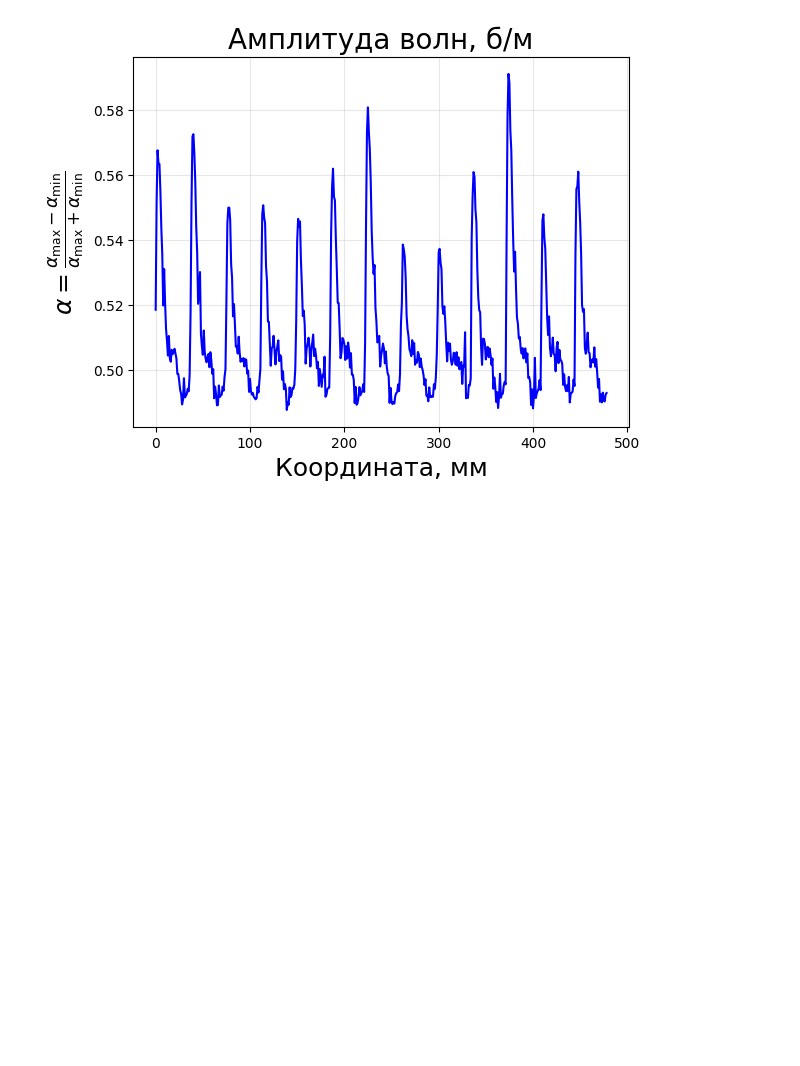
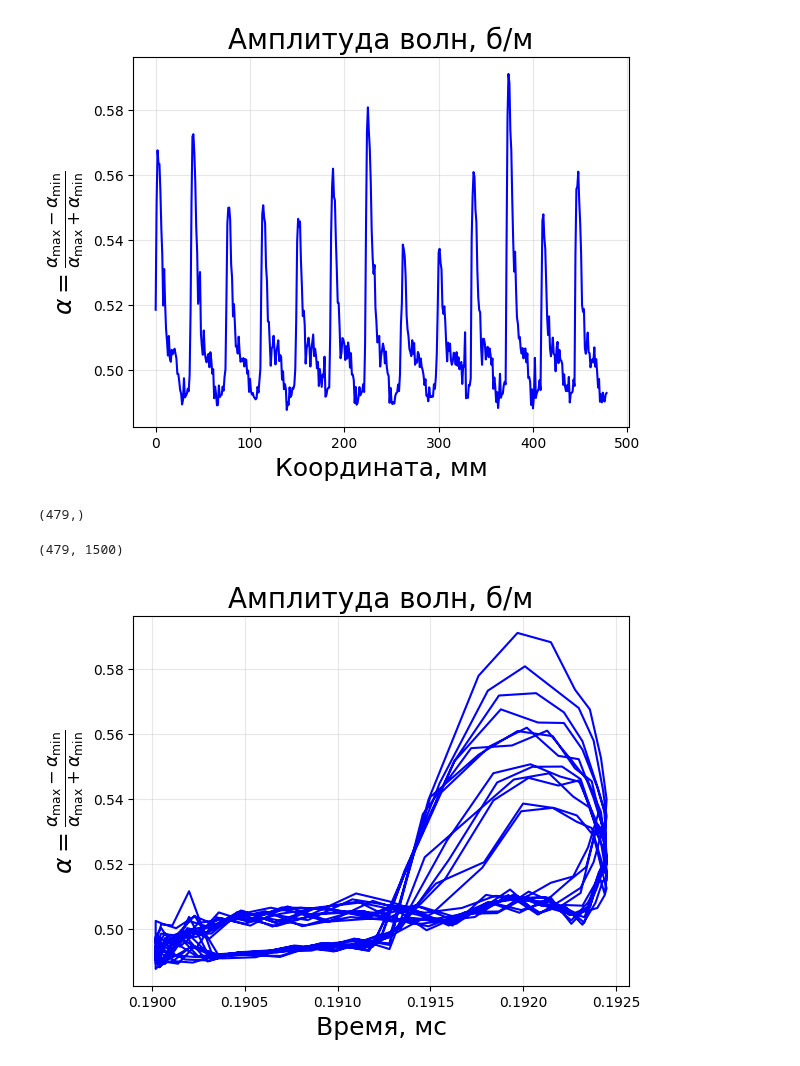
Before and after one commit to UlyanaGru/Fourier, a Jupyter notebook: test.ipynb, the cells around one changed output. Saved outputs shown, nothing was run; the diff lists cells and outputs as text; code cells hidden in the pictures; blank space fills up the shorter version.

```diff
--- a/test.ipynb
+++ b/test.ipynb
@@ -353,3 +354,33 @@ plt.title(f'Амплитуда волн, б/м', fontsize=20)
 plt.show()
 # %% [output]
 [figure]
+# %%
+ampl_waves.shape
+# %% [output]
+(479,)
+# %%
+data_slice.shape
+# %% [output]
+(479, 1500)
+# %%
+dt_step = 0.001
+x_frac_start = 0.3
+x_frac_end = 0.8
+t_start = 0.7
+tf_ind = int(t_start/dt_step)
+data = np.loadtxt(filename, skiprows=2, delimiter=',')
+data_time = data[:,1]*1.0e3
+data = data[:, 1:]*1.0e3
+data_amlitude = np.copy(data[tf_ind:, :])
+max_val = np.max(data_amlitude, axis=1, keepdims=False)
+min_val = np.min(data_amlitude, axis=1, keepdims=False)
+amlitude = (max_val - min_val)/(max_val + min_val)
+x_coords = data_time[tf_ind:]
+plt.plot(x_coords, amlitude, 'b-')
+plt.xlabel('Время, мс', fontsize=18)
+plt.ylabel(r'$\alpha = \frac{\alpha_{\max} - \alpha_{\min}}{\alpha_{\max} + \alpha_{\min}}$', fontsize=18)
+plt.grid(True, alpha=0.3)
+plt.title(f'Амплитуда волн, б/м', fontsize=20)
+plt.show()
+# %% [output]
+[figure, added]
```
Also changed, not shown: parts of 1 cell of this notebook, 1 other file.
